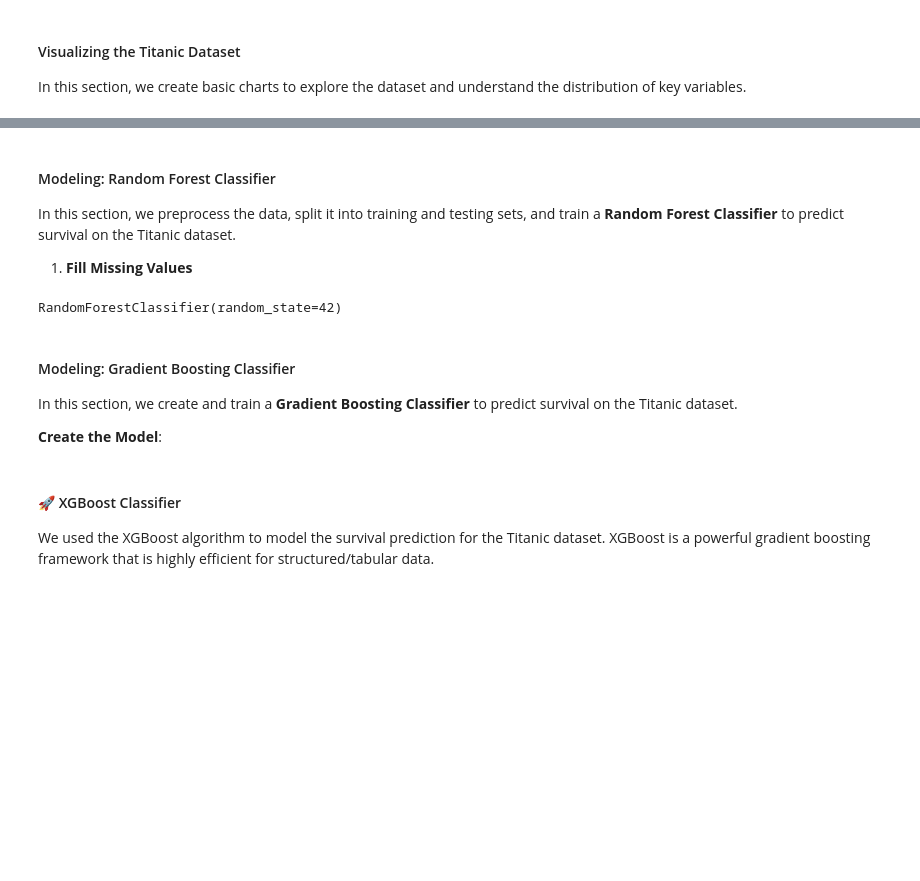
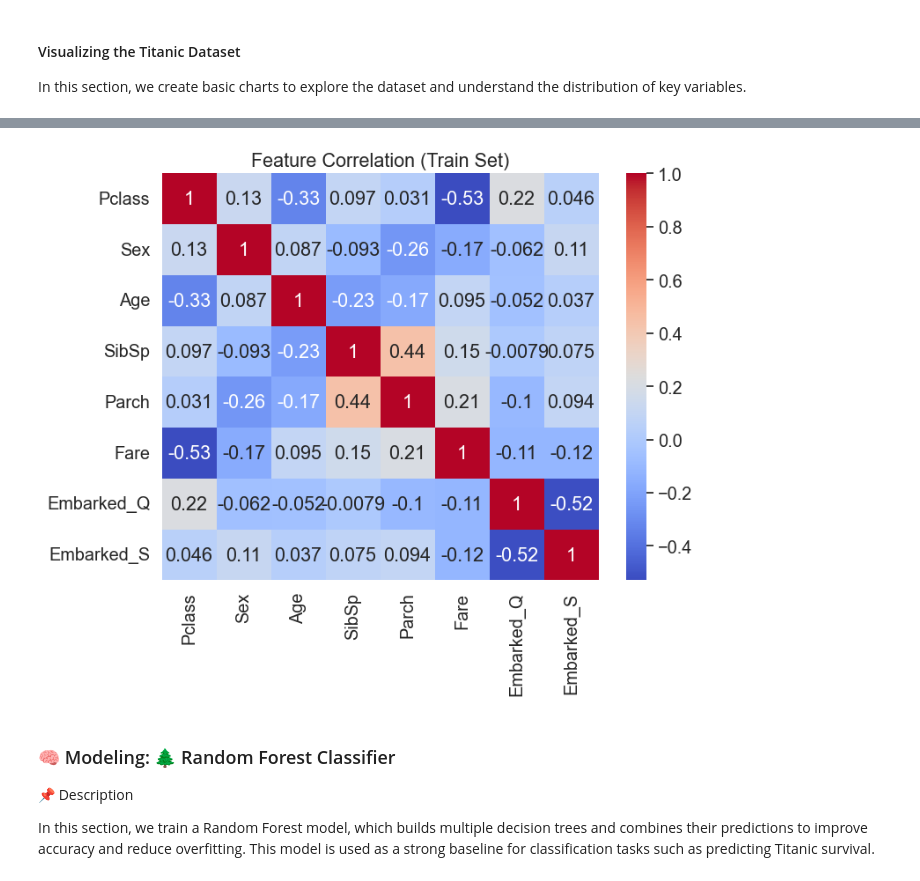
Before and after one commit to MaykInvest/Titanic-analysis, a Jupyter notebook: analysis.ipynb, the cells around one changed output, grey strips where cells are left out. Cells and saved outputs as stored; diff of their text form; code cells hidden in the pictures; blank space fills up the shorter version.

```diff
--- a/analysis.ipynb
+++ b/analysis.ipynb
@@ -233,38 +325,21 @@ plt.show()
+# %%
+# This show the correlation between features in the training set.
+# It helps to identify which features are strongly correlated with each other and with the target variable 'Survived'.
+plt.figure(figsize=(8,6))
+sns.heatmap(X_train.corr(), annot=True, cmap='coolwarm')
+plt.title("Feature Correlation (Train Set)")
+plt.show()
+# %% [output]
+[figure, added]
 # %% [markdown]
-#### Modeling: Random Forest Classifier
+### 🧠 Modeling: 🌲 Random Forest Classifier
 
-In this section, we preprocess the data, split it into training and testing sets, and train a **Random Forest Classifier** to predict survival on the Titanic dataset.
+📌 Description
 
-1. **Fill Missing Values**
+In this section, we train a Random Forest model, which builds multiple decision trees and combines their predictions to improve accuracy and reduce overfitting. This model is used as a strong baseline for classification tasks such as predicting Titanic survival.
 # %%
-from sklearn.impute import SimpleImputer
-from sklearn.preprocessing import LabelEncoder
-from sklearn.model_selection import train_test_split
-from sklearn.ensemble import RandomForestClassifier
-
-# 1. Fill missing values in Age
-imputer = SimpleImputer(strategy='mean')
-df['Age'] = imputer.fit_transform(df[['Age']])
-
-# 2. Convert 'Sex' to numeric
-le = LabelEncoder()
-df['Sex'] = le.fit_transform(df['Sex'])
-
-# 3. Select features and target
-X = df[['Pclass', 'Sex', 'Age', 'Fare']]
-y = df['Survived']
-
-# 4. Split into training and testing sets
-X_train, X_test, y_train, y_test = train_test_split(X, y, test_size=0.3, random_state=42)
-
-# 5. Create and train the model
-rf_model = RandomForestClassifier(random_state=42)
-rf_model.fit(X_train, y_train)
+# First, we initialize a Random Forest Classifier with 200 trees (n_estimators=200) and set a random state for reproducibility.
+rf_model = RandomForestClassifier(
+    n_estimators=200,
+    random_state=42
+)
-# %% [output]
-RandomForestClassifier(random_state=42)
-# %% [markdown]
-#### Modeling: Gradient Boosting Classifier
-
-In this section, we create and train a **Gradient Boosting Classifier** to predict survival on the Titanic dataset.
-
-**Create the Model**:
@@ -282,4 +345,0 @@ y_pred = gb.predict(X_test)
-# %% [markdown]
-#### 🚀 XGBoost Classifier
-
-We used the XGBoost algorithm to model the survival prediction for the Titanic dataset. XGBoost is a powerful gradient boosting framework that is highly efficient for structured/tabular data.
```
Also changed, not shown: parts of 46 cells of this notebook.
